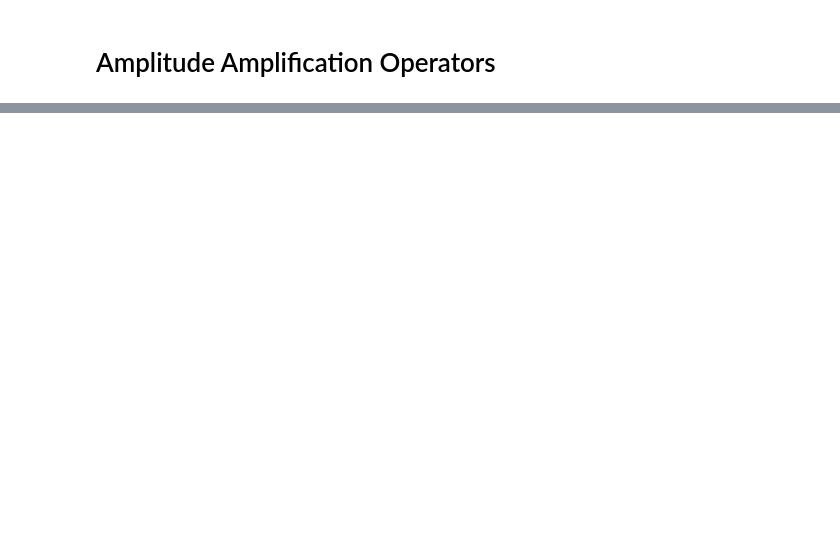
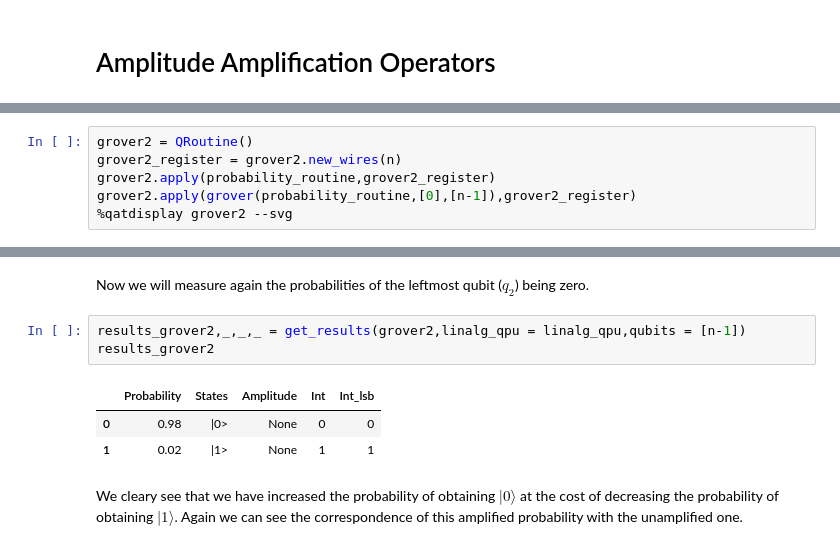
Before and after one commit to albertomanzano/QuantumComputing, a Jupyter notebook: notebooks/02_AmplitudeAmplification_Operators.ipynb, the cells around one changed output, grey strips where cells are left out. Drawn from its saved outputs; the diff is of its cells as text; blank space fills up the shorter version.

```diff
--- a/notebooks/02_AmplitudeAmplification_Operators.ipynb
+++ b/notebooks/02_AmplitudeAmplification_Operators.ipynb
@@ -538,0 +378,6 @@ q_n_gate = load_qn_gate(q_gate, 4)
+# %%
+grover2 = QRoutine()
+grover2_register = grover2.new_wires(n)
+grover2.apply(probability_routine,grover2_register)
+grover2.apply(grover(probability_routine,[0],[n-1]),grover2_register)
+%qatdisplay grover2 --svg
@@ -538,0 +386,11 @@ q_n_gate = load_qn_gate(q_gate, 4)
+# %% [markdown]
+Now we will measure again the probabilities of the leftmost qubit ($q_2$) being zero.
+# %%
+results_grover2,_,_,_ = get_results(grover2,linalg_qpu = linalg_qpu,qubits = [n-1])
+results_grover2
+# %% [output]
+|  | Probability | States | Amplitude | Int | Int_lsb |
+| 0 | 0.98 | |0> | None | 0 | 0 |
+| 1 | 0.02 | |1> | None | 1 | 1 |
+# %% [markdown]
+We cleary see that we have increased the probability of obtaining $|0\rangle$ at the cost of decreasing the probability of obtaining $|1\rangle$. Again we can see the correspondence of this amplified probability with the unamplified one.
```
Also changed, not shown: parts of 193 cells of this notebook, 5 other files.
